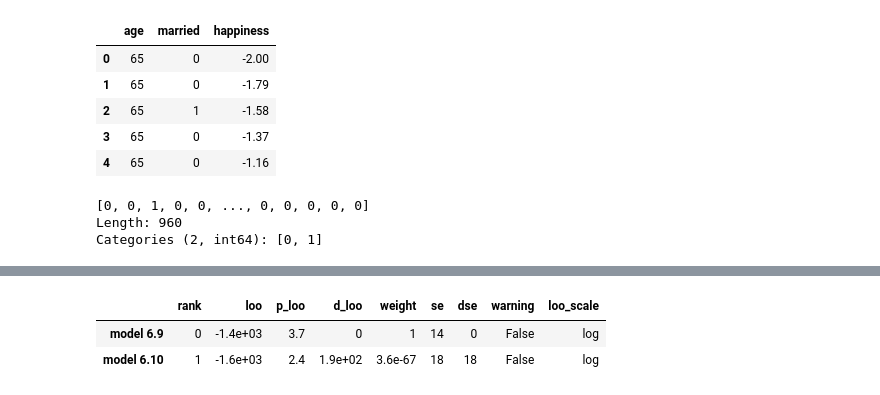
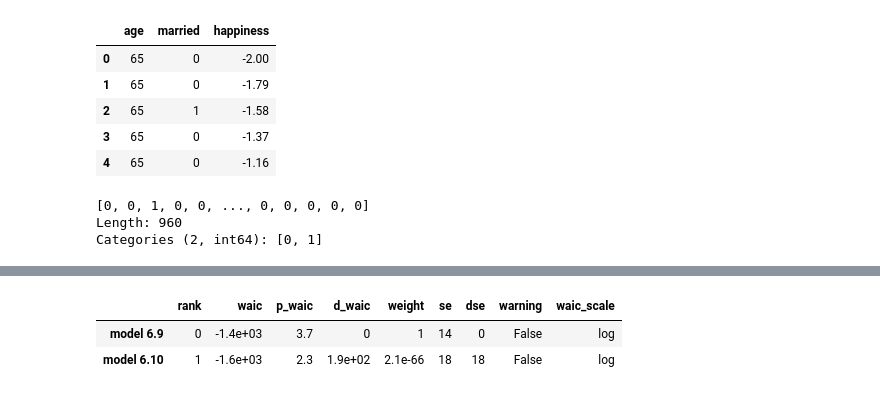
Before and after one commit to danhphan/bayesian-inferences, a Jupyter notebook: _00_rethink_stats_week4.ipynb, the cells around one changed output, grey strips where cells are left out. Saved outputs shown, nothing was run; the diff lists cells and outputs as text; code cells hidden in the pictures.

```diff
--- a/_00_rethink_stats_week4.ipynb
+++ b/_00_rethink_stats_week4.ipynb
@@ -195,7 +183,7 @@ pm.traceplot(trace_610);
 # %%
 ## Compare
-pm.compare({"model 6.10": trace_610, "model 6.9": trace_69})
+pm.compare({"model 6.10": trace_610, "model 6.9": trace_69}, ic="waic")
 # %% [output]
-|  | rank | loo | p_loo | d_loo | weight | se | dse | warning | loo_scale |
+|  | rank | waic | p_waic | d_waic | weight | se | dse | warning | waic_scale |
 | model 6.9 | 0 | -1.4e+03 | 3.7 | 0 | 1 | 14 | 0 | False | log |
-| model 6.10 | 1 | -1.6e+03 | 2.4 | 1.9e+02 | 3.6e-67 | 18 | 18 | False | log |
+| model 6.10 | 1 | -1.6e+03 | 2.3 | 1.9e+02 | 2.1e-66 | 18 | 18 | False | log |
```
Also changed, not shown: parts of 8 cells of this notebook, 2 other files.
